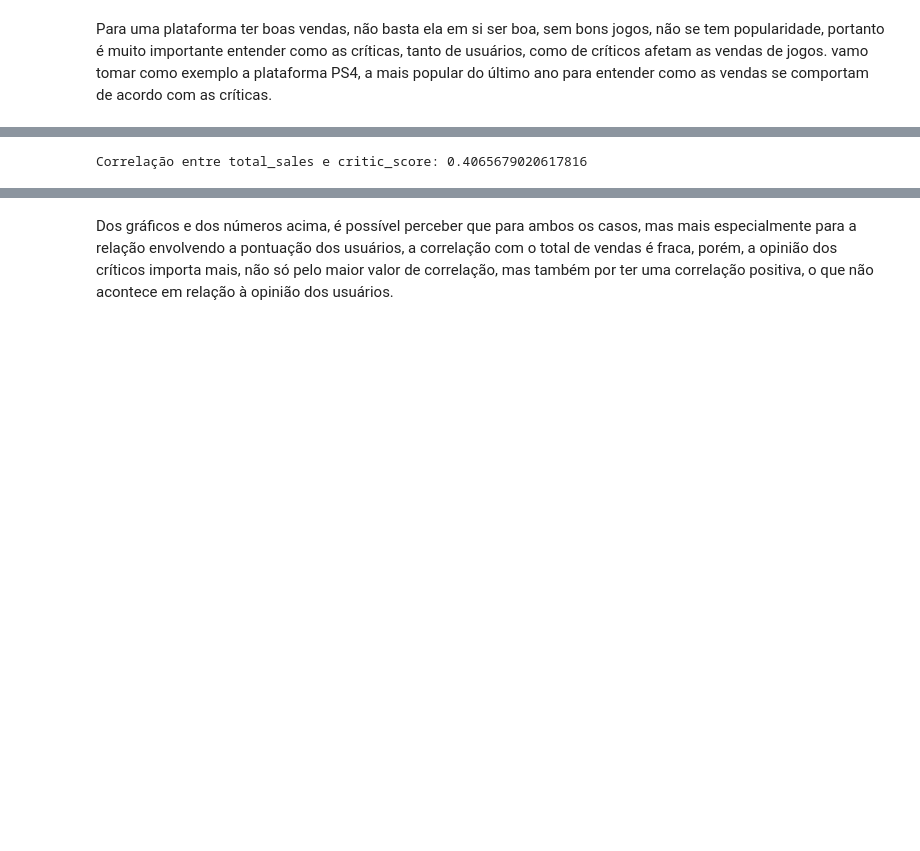
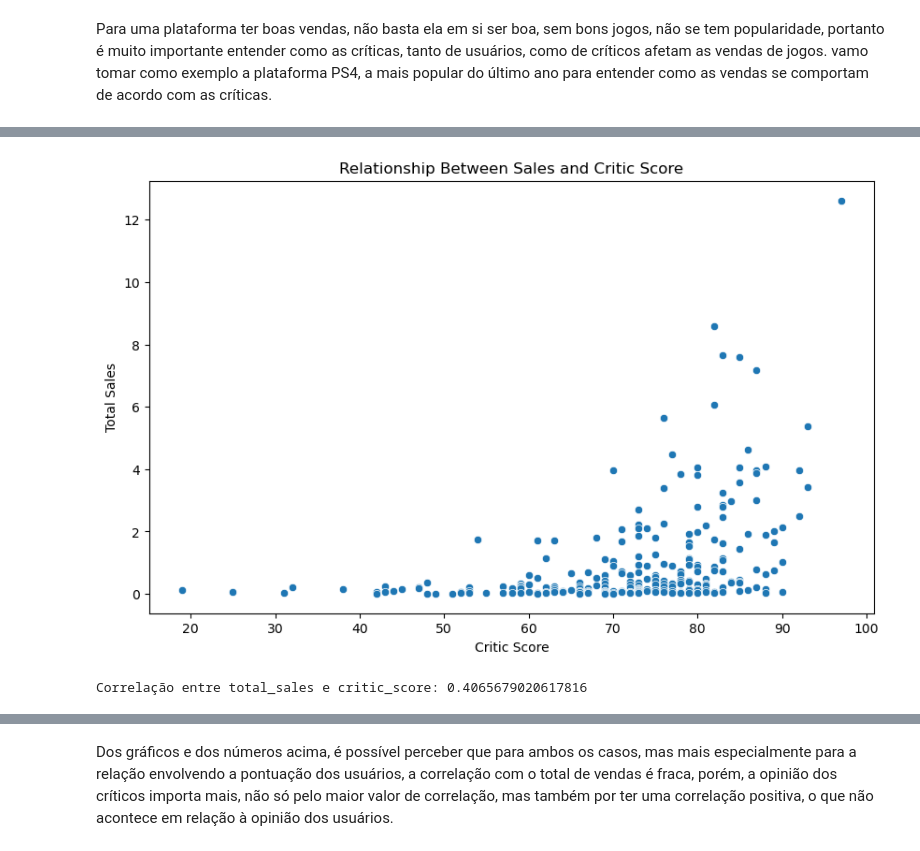
Before and after one commit to viniciuscatelani/GamesAnalysis, a Jupyter notebook: GamesAnalysis.ipynb, the cells around one changed output, grey strips where cells are left out. Saved outputs shown, nothing was run; the diff lists cells and outputs as text; code cells hidden in the pictures; blank space fills up the shorter version.

```diff
--- a/GamesAnalysis.ipynb
+++ b/GamesAnalysis.ipynb
@@ -606,17 +647,31 @@ Para uma plataforma ter boas vendas, não basta ela em si ser boa, sem bons jogo
 # Visualização da relação entre total de vendas e pontuação dos críticos para o PS4
 
 ps4_sales = games[games['platform'] == 'PS4']
+# Código utilizando Plotly
 
-fig = px.scatter(ps4_sales[ps4_sales['critic_score'] > 0],
-                 x='critic_score',
-                 y='total_sales',
-                 title='Relationship Between Sales and Critic Score',
-                 labels={
-    'total_sales': 'Total Sales',
-    'critic_score': 'Critic Score'
-})
+# fig = px.scatter(ps4_sales[ps4_sales['critic_score'] > 0],
+#                  x='critic_score',
+#                  y='total_sales',
+#                  title='Relationship Between Sales and Critic Score',
+#                  labels={
+#     'total_sales': 'Total Sales',
+#     'critic_score': 'Critic Score'
+# })
 
-fig.show()
-print('Correlação entre total_sales e critic_score:',
-      ps4_sales[ps4_sales['critic_score'] > 0]['critic_score'].corr(ps4_sales['total_sales']))
+# fig.show()
+
+# Código utilizando Seaborn
+ps4_sales_filtered = ps4_sales[ps4_sales['critic_score'] > 0]
+
+plt.figure(figsize=(10, 6))
+sns.scatterplot(x='critic_score', y='total_sales', data=ps4_sales_filtered)
+
+plt.title('Relationship Between Sales and Critic Score')
+plt.xlabel('Critic Score')
+plt.ylabel('Total Sales')
+
+plt.show()
+
+correlation = ps4_sales_filtered['critic_score'].corr(ps4_sales['total_sales'])
+print('Correlação entre total_sales e critic_score:', correlation)
 # %% [output]
@@ -624,3 +678,4 @@ print('Correlação entre total_sales e critic_score:',
+[figure, added]
 Correlação entre total_sales e critic_score: 0.4065679020617816
 # %%
 # Visualização da relação entre total de vendas e pontuação dos usuários para o PS4
```
Also changed, not shown: parts of 19 cells of this notebook.
